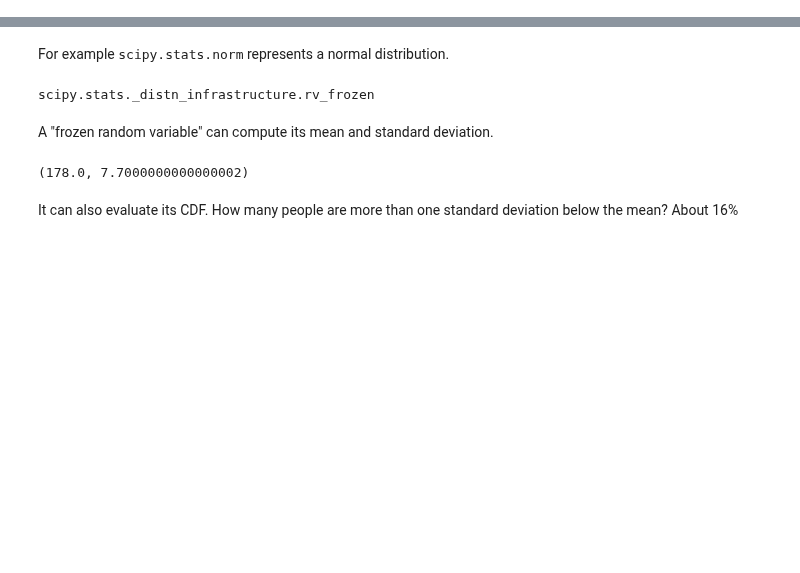
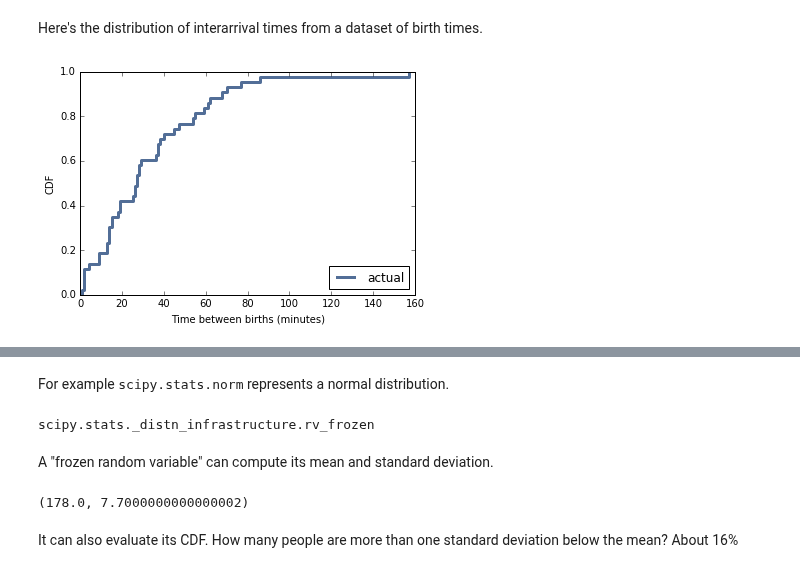
Before and after one commit to AllenDowney/ThinkStats2, a Jupyter notebook: code/chap05soln.ipynb, the cells around one changed output, grey strips where cells are left out. Cells and saved outputs as stored; diff of their text form; code cells hidden in the pictures; blank space fills up the shorter version.

```diff
--- a/code/chap05soln.ipynb
+++ b/code/chap05soln.ipynb
@@ -5,0 +37,11 @@ from __future__ import print_function, division
+# %% [markdown]
+Here's the distribution of interarrival times from a dataset of birth times.
+# %%
+df = analytic.ReadBabyBoom()
+diffs = df.minutes.diff()
+cdf = thinkstats2.Cdf(diffs, label='actual')
+
+thinkplot.Cdf(cdf)
+thinkplot.Config(xlabel='Time between births (minutes)', ylabel='CDF')
+# %% [output]
+[figure, added]
```
Also changed, not shown: parts of 100 cells of this notebook, 1 other file.
